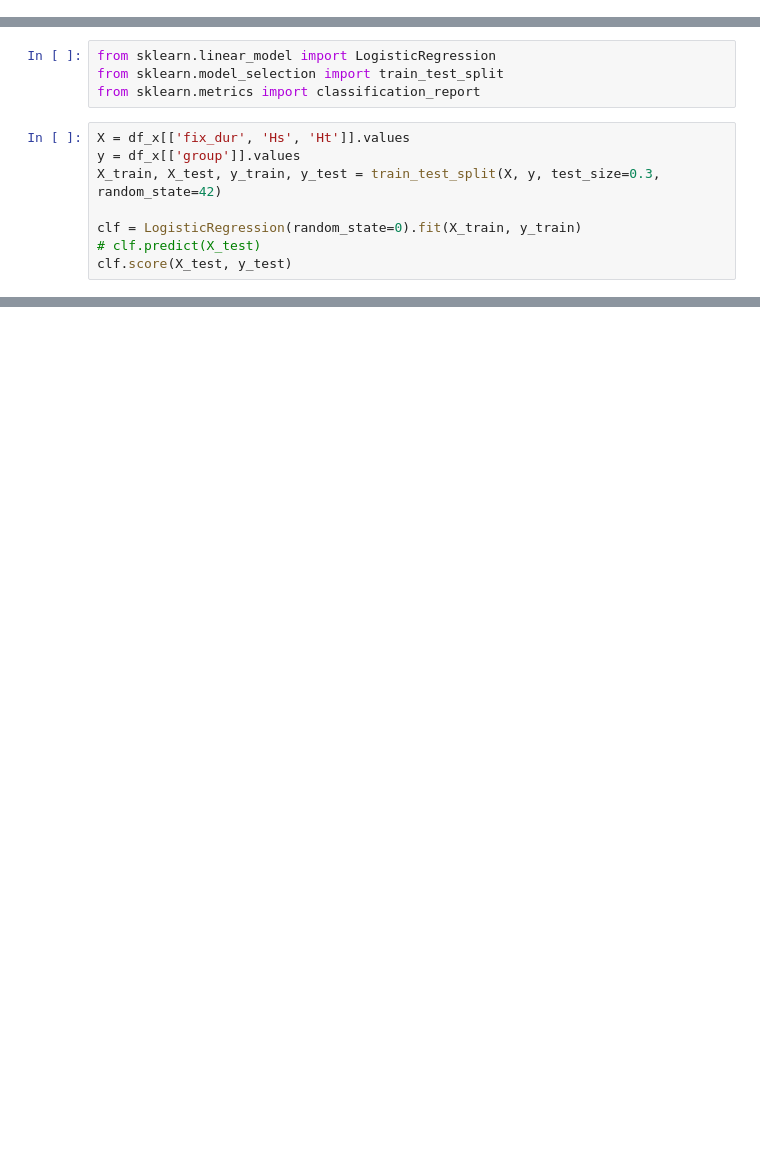
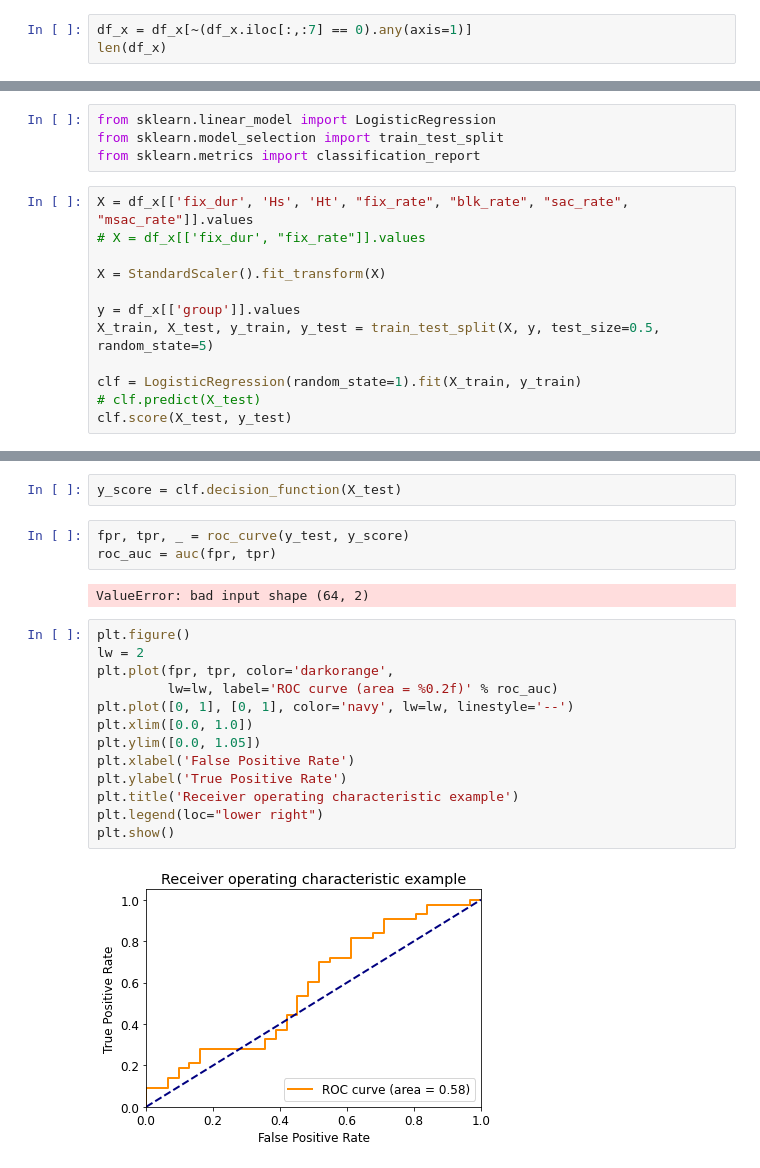
Before and after one commit to habom2310/eye-tracking-in-aviation, a Jupyter notebook: classification.ipynb, the cells around one changed output, grey strips where cells are left out. Saved outputs shown, nothing was run; the diff lists cells and outputs as text; blank space fills up the shorter version.

```diff
--- a/classification.ipynb
+++ b/classification.ipynb
@@ -142 +175,4 @@ group        int32
 dtype: object
+# %%
+df_x = df_x[~(df_x.iloc[:,:7] == 0).any(axis=1)]
+len(df_x)
@@ -145,11 +183,15 @@ from sklearn.linear_model import LogisticRegression
 from sklearn.model_selection import train_test_split
 from sklearn.metrics import classification_report
 # %%
-X = df_x[['fix_dur', 'Hs', 'Ht']].values
+X = df_x[['fix_dur', 'Hs', 'Ht', "fix_rate", "blk_rate", "sac_rate", "msac_rate"]].values
+# X = df_x[['fix_dur', "fix_rate"]].values
+
+X = StandardScaler().fit_transform(X)
+
 y = df_x[['group']].values
-X_train, X_test, y_train, y_test = train_test_split(X, y, test_size=0.3, random_state=42)
+X_train, X_test, y_train, y_test = train_test_split(X, y, test_size=0.5, random_state=5)
 
-clf = LogisticRegression(random_state=0).fit(X_train, y_train)
+clf = LogisticRegression(random_state=1).fit(X_train, y_train)
 # clf.predict(X_test)
 clf.score(X_test, y_test)
 # %% [output]
@@ -162,0 +222,22 @@ print(clf.coef_)
+# %%
+y_score = clf.decision_function(X_test)
+# %%
+fpr, tpr, _ = roc_curve(y_test, y_score)
+roc_auc = auc(fpr, tpr)
+# %% [output]
+ValueError: bad input shape (64, 2)
+# %%
+plt.figure()
+lw = 2
+plt.plot(fpr, tpr, color='darkorange',
+         lw=lw, label='ROC curve (area = %0.2f)' % roc_auc)
+plt.plot([0, 1], [0, 1], color='navy', lw=lw, linestyle='--')
+plt.xlim([0.0, 1.0])
+plt.ylim([0.0, 1.05])
+plt.xlabel('False Positive Rate')
+plt.ylabel('True Positive Rate')
+plt.title('Receiver operating characteristic example')
+plt.legend(loc="lower right")
+plt.show()
+# %% [output]
+[figure, added]
```
Also changed, not shown: parts of 24 cells of this notebook, 6 other files.
